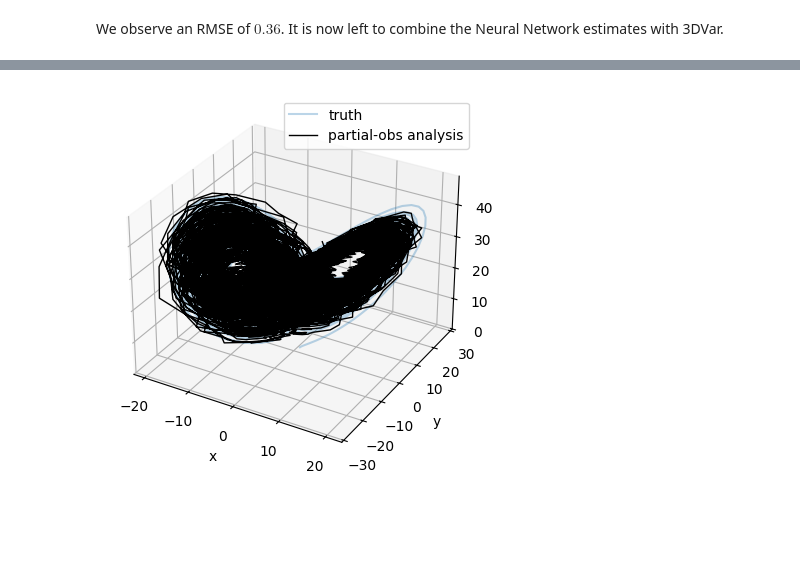
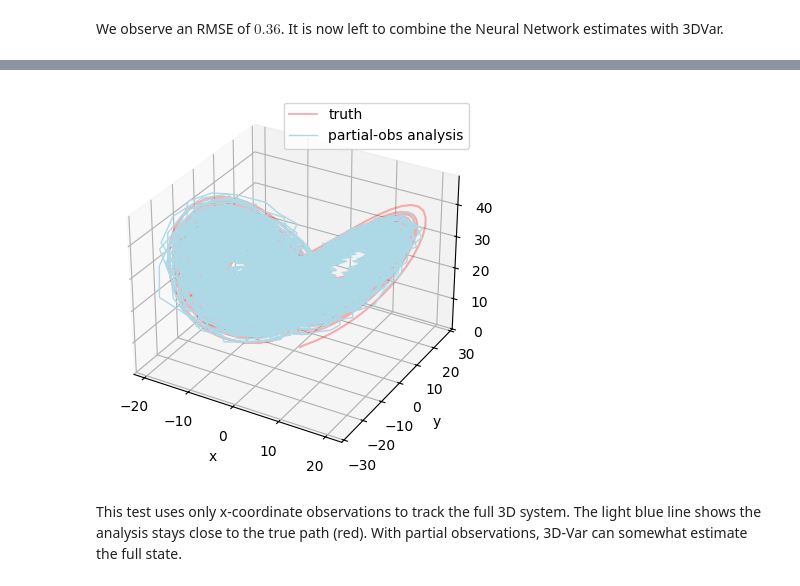
Before and after one commit to jn-stw/3DVar_MLP, a Jupyter notebook: main.ipynb, the cells around one changed output, grey strips where cells are left out. Saved outputs shown, nothing was run; the diff lists cells and outputs as text; code cells hidden in the pictures; blank space fills up the shorter version.

```diff
--- a/main.ipynb
+++ b/main.ipynb
@@ -546,30 +554,32 @@ array([[ 0.93678094,  0.05165115,  0.00186921],
 # %%
 H_partial = np.array([[1.0, 0.0, 0.0]])   # 1×3
 R_scalar  = obs_noise_std**2
 R_partial = np.array([[R_scalar]])
 y_obs = truth[obs_times_idx] + np.random.normal(0, R_scalar, size=(len(obs_times_idx), 3))
 
 K_partial = B @ H_partial.T @ np.linalg.inv(H_partial @ B @ H_partial.T + R_partial)
 
 x_b = np.array([-8.0, 7.0, 27.0])
 x_a_store = []
 
 for k, obs_idx in enumerate(obs_times_idx):
     steps_ahead = obs_idx - (0 if k==0 else obs_times_idx[k-1])
     x_b = integrate(x_b, steps_ahead)[-1]
     d   = y_obs[k, :1] - H_partial @ x_b
     x_a = x_b + (K_partial @ d).flatten()
     x_a_store.append(x_a)
     x_b = x_a
 
 x_a_store = np.array(x_a_store)
 
 fig = plt.figure(figsize=(5,4))
 ax = fig.add_subplot(projection='3d')
-ax.plot(*truth.T, alpha=0.3, label='truth')
-ax.plot(*x_a_store.T, color='k', lw=1, label='partial-obs analysis')
+ax.plot(*truth.T, color='red', alpha=0.3, label='truth')
+ax.plot(*x_a_store.T, color='lightblue', lw=1, label='partial-obs analysis')
 ax.set_xlabel('x'); ax.set_ylabel('y'); ax.set_zlabel('z')
 ax.legend(); plt.tight_layout()
 plt.show()
 # %% [output]
-[figure, old version]
+[figure, new version]
+# %% [markdown]
+This test uses only x-coordinate observations to track the full 3D system. The light blue line shows the analysis stays close to the true path (red).  With partial observations, 3D-Var can somewhat estimate the full state.
```
Also changed, not shown: parts of 16 cells of this notebook.
